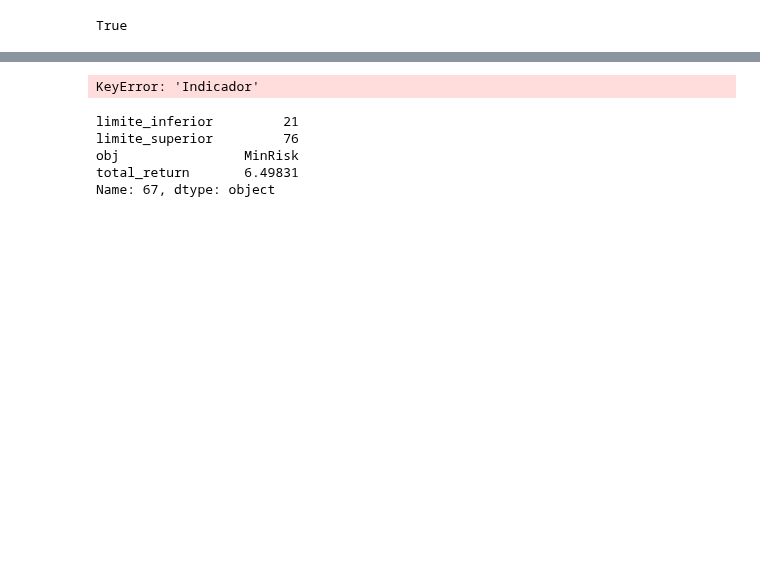
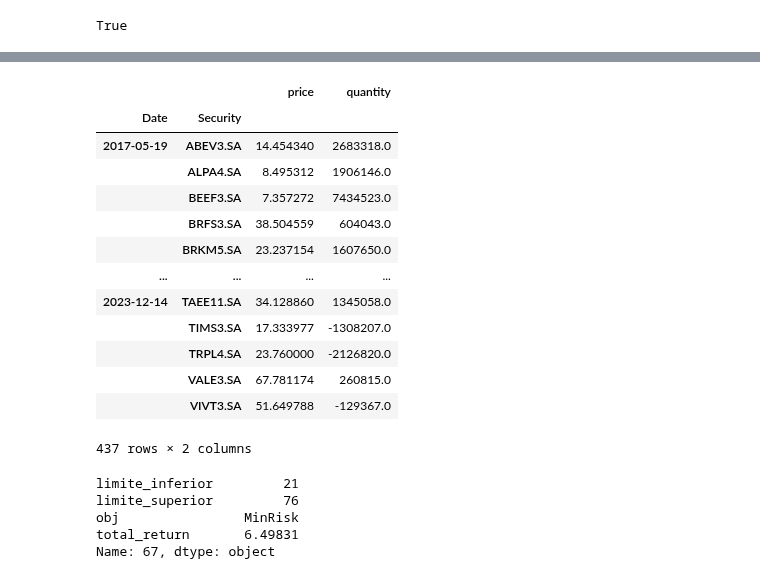
Before and after one commit to fea-dev-usp/quantamental-Dev_Wizards, a Jupyter notebook: backtesting.ipynb, the cells around one changed output, grey strips where cells are left out. Saved outputs shown, nothing was run; the diff lists cells and outputs as text; code cells hidden in the pictures; blank space fills up the shorter version.

```diff
--- a/backtesting.ipynb
+++ b/backtesting.ipynb
@@ -205,7 +290,21 @@ Win 12m %            91.40%      76.34%      88.17%
 # %%
-trans = results.get_transactions('Indicador')
+trans = results.get_transactions("Indicador CVM")
+trans
 # %% [output]
+|  |  | price | quantity |
+| Date | Security |  |  |
+| 2017-05-19 | ABEV3.SA | 14.454340 | 2683318.0 |
+|  | ALPA4.SA | 8.495312 | 1906146.0 |
+|  | BEEF3.SA | 7.357272 | 7434523.0 |
+|  | BRFS3.SA | 38.504559 | 604043.0 |
+|  | BRKM5.SA | 23.237154 | 1607650.0 |
+| ... | ... | ... | ... |
+| 2023-12-14 | TAEE11.SA | 34.128860 | 1345058.0 |
+|  | TIMS3.SA | 17.333977 | -1308207.0 |
+|  | TRPL4.SA | 23.760000 | -2126820.0 |
+|  | VALE3.SA | 67.781174 | 260815.0 |
+|  | VIVT3.SA | 51.649788 | -129367.0 |
-KeyError: 'Indicador'
+437 rows × 2 columns
 # %%
 import pandas as pd
 
```
Also changed, not shown: parts of 5 cells of this notebook.
